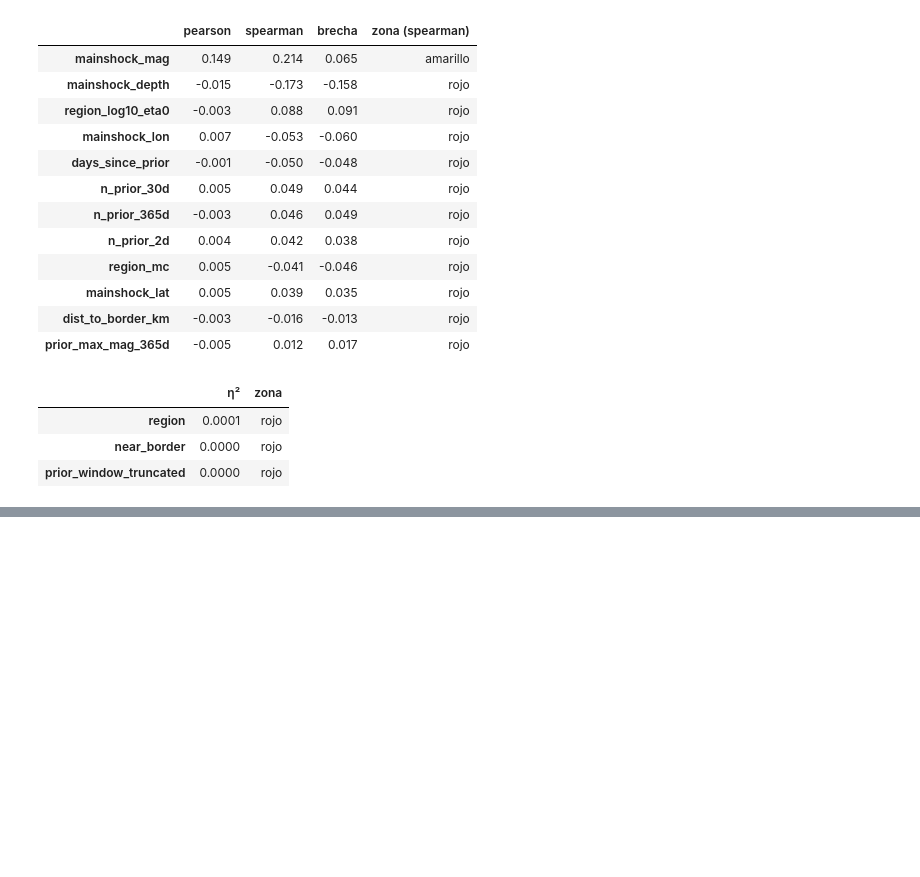
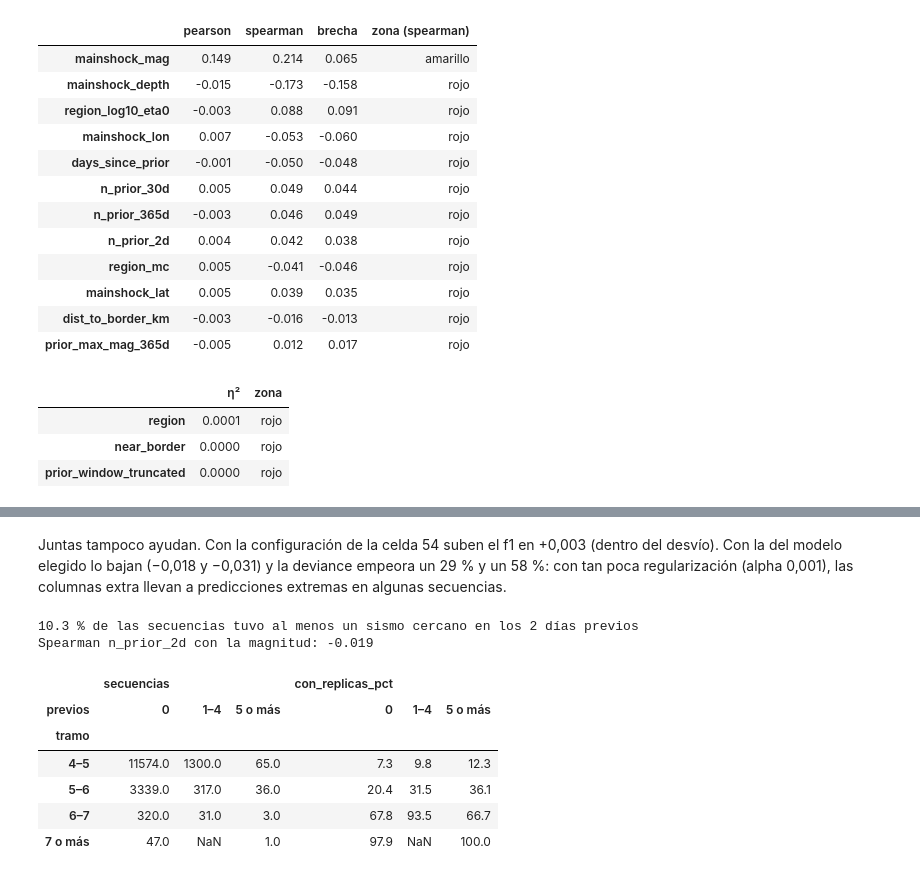
Before and after one commit to ElPacho21/Sismia, a Jupyter notebook: notebooks/Análisis Exploratorio (dataset final).ipynb, the cells around one changed output, grey strips where cells are left out. Drawn from its saved outputs; the diff is of its cells as text; code cells hidden in the pictures; blank space fills up the shorter version.

```diff
--- a/notebooks/Análisis Exploratorio (dataset final).ipynb
+++ b/notebooks/Análisis Exploratorio (dataset final).ipynb
@@ -460,0 +613,23 @@ f1 macro por más que el desvío. La latitud y la longitud se habían descartado
+# %% [markdown]
+Juntas tampoco ayudan. Con la configuración de la celda 54 suben el f1 en +0,003 (dentro del desvío). Con la del modelo elegido lo bajan
+(−0,018 y −0,031) y la deviance empeora un 29 % y un 58 %: con tan poca regularización (alpha 0,001), las columnas extra llevan a
+predicciones extremas en algunas secuencias.
+# %%
+# la señal de n_prior_2d, mirada directo en los datos de entrenamiento
+print(f"{(tr['n_prior_2d'] > 0).mean() * 100:.1f} % de las secuencias tuvo al menos un sismo cercano en los 2 días previos")
+print("Spearman n_prior_2d con la magnitud:", round(tr["n_prior_2d"].corr(tr["mainshock_mag"], method="spearman"), 3))
+tramo_tr = pd.cut(tr["mainshock_mag"], [4, 5, 6, 7, 10], labels=["4–5", "5–6", "6–7", "7 o más"], right=False)
+previos = pd.cut(tr["n_prior_2d"], [-1, 0, 4, 10**6], labels=["0", "1–4", "5 o más"])
+(tr.assign(tramo=tramo_tr, previos=previos, con_replicas=tr["n_aftershocks"] > 0)
+   .groupby(["tramo", "previos"], observed=True)["con_replicas"].agg(secuencias="size", con_replicas_pct="mean")
+   .assign(con_replicas_pct=lambda t: (t["con_replicas_pct"] * 100).round(1)).unstack("previos"))
+# %% [output]
+10.3 % de las secuencias tuvo al menos un sismo cercano en los 2 días previos
+Spearman n_prior_2d con la magnitud: -0.019
+|  | secuencias |  |  | con_replicas_pct |  |  |
+| previos | 0 | 1–4 | 5 o más | 0 | 1–4 | 5 o más |
+| tramo |  |  |  |  |  |  |
+| 4–5 | 11574.0 | 1300.0 | 65.0 | 7.3 | 9.8 | 12.3 |
+| 5–6 | 3339.0 | 317.0 | 36.0 | 20.4 | 31.5 | 36.1 |
+| 6–7 | 320.0 | 31.0 | 3.0 | 67.8 | 93.5 | 66.7 |
+| 7 o más | 47.0 | NaN | 1.0 | 97.9 | NaN | 100.0 |
```
Also changed, not shown: parts of 8 cells of this notebook, 14 other files.
